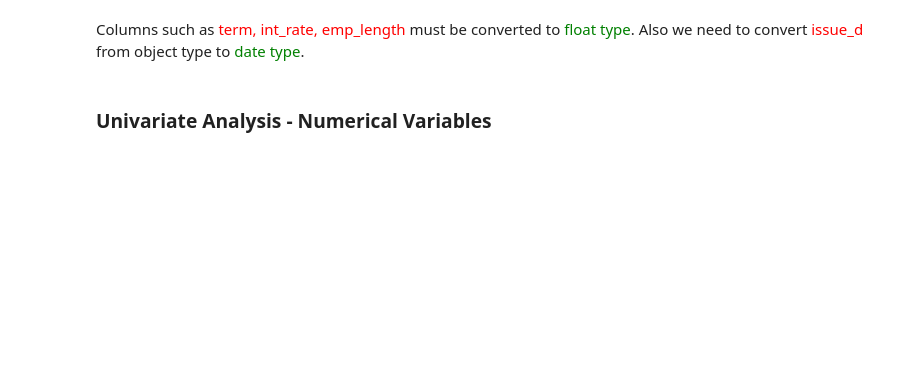
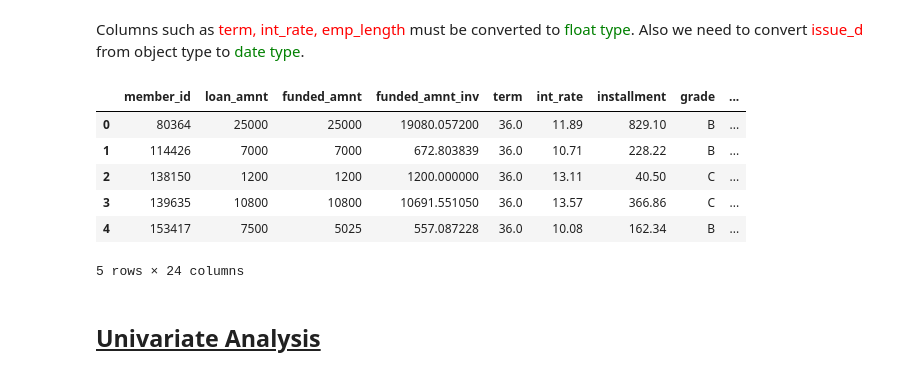
Before and after one commit to Anandhavel87/Lending-Club-Case-Study, a Jupyter notebook: Case Study - bank Loan.ipynb, the cells around one changed output. Saved outputs shown, nothing was run; the diff lists cells and outputs as text; code cells hidden in the pictures; blank space fills up the shorter version.

```diff
--- a/Case Study - bank Loan.ipynb
+++ b/Case Study - bank Loan.ipynb
@@ -183,8 +250,17 @@ Columns such as <font color='red'>term, int_rate, emp_length</font> must be conv
 # %%
 #first removing the unwanted character from the string, then casting the string object as float
 df_removed['term']=df_removed['term'].replace('[(<)a-zA-Z(%+)-]','',regex=True).astype(float)
 df_removed['int_rate']=df_removed['int_rate'].replace('[(<)a-zA-Z(%+)-]','',regex=True).astype(float)
 df_removed['emp_length']=df_removed['emp_length'].replace('[(<)a-zA-Z(%+)-]','',regex=True).astype(float)
+df_removed.head(5)
+# %% [output]
+|  | member_id | loan_amnt | funded_amnt | funded_amnt_inv | term | int_rate | installment | grade | ... |
+| 0 | 80364 | 25000 | 25000 | 19080.057200 | 36.0 | 11.89 | 829.10 | B | ... |
+| 1 | 114426 | 7000 | 7000 | 672.803839 | 36.0 | 10.71 | 228.22 | B | ... |
+| 2 | 138150 | 1200 | 1200 | 1200.000000 | 36.0 | 13.11 | 40.50 | C | ... |
+| 3 | 139635 | 10800 | 10800 | 10691.551050 | 36.0 | 13.57 | 366.86 | C | ... |
+| 4 | 153417 | 7500 | 5025 | 557.087228 | 36.0 | 10.08 | 162.34 | B | ... |
+5 rows × 24 columns
 # %% [markdown]
-### Univariate Analysis - Numerical Variables
+## <u>Univariate Analysis</u>
 # %%
```
Also changed, not shown: parts of 29 cells of this notebook.
